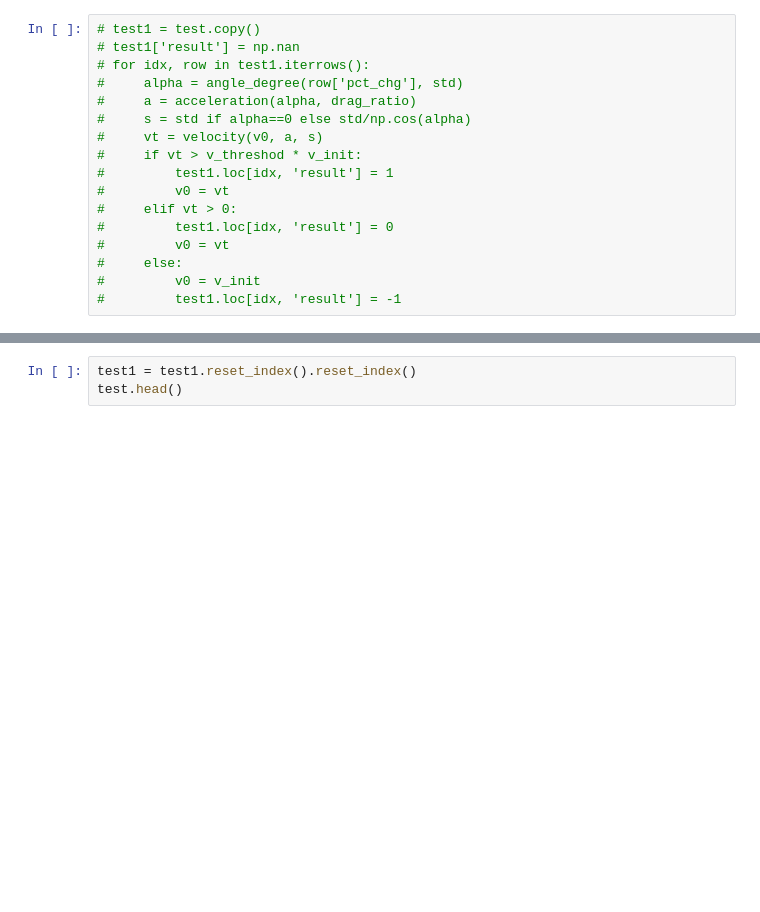
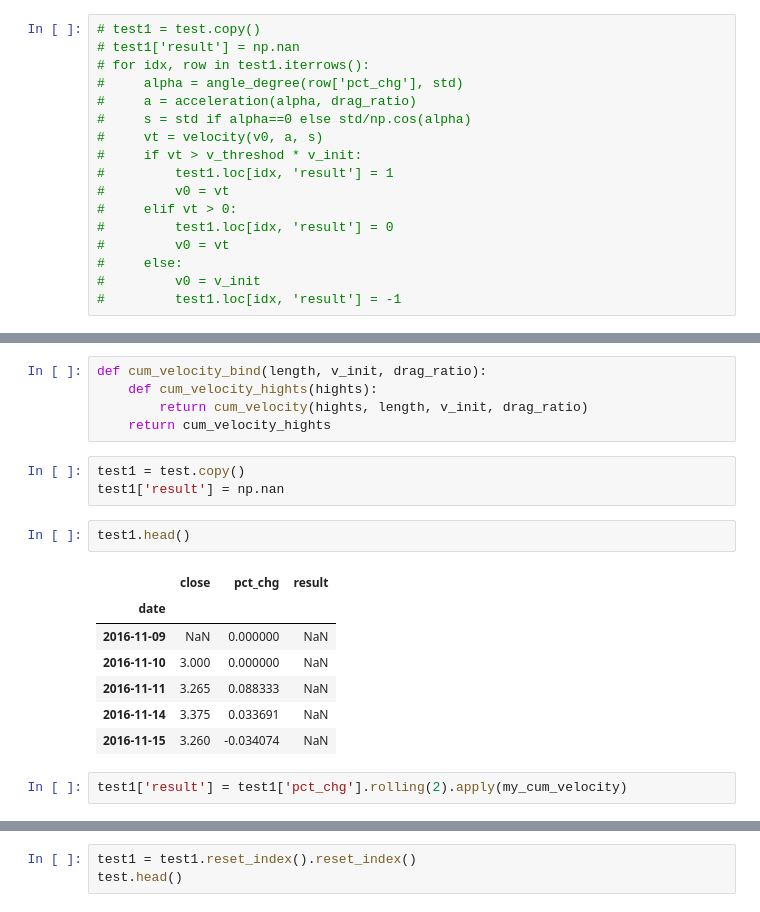
Before and after one commit to chenhq/test12345, a Jupyter notebook: test.ipynb, the cells around one changed output, grey strips where cells are left out. Cells and saved outputs as stored; diff of their text form; blank space fills up the shorter version.

```diff
--- a/test.ipynb
+++ b/test.ipynb
@@ -113,0 +133,20 @@ v0 = v_init
+# %%
+def cum_velocity_bind(length, v_init, drag_ratio):
+    def cum_velocity_hights(hights):
+        return cum_velocity(hights, length, v_init, drag_ratio)
+    return cum_velocity_hights
+# %%
+test1 = test.copy()
+test1['result'] = np.nan
+# %%
+test1.head()
+# %% [output]
+|  | close | pct_chg | result |
+| date |  |  |  |
+| 2016-11-09 | NaN | 0.000000 | NaN |
+| 2016-11-10 | 3.000 | 0.000000 | NaN |
+| 2016-11-11 | 3.265 | 0.088333 | NaN |
+| 2016-11-14 | 3.375 | 0.033691 | NaN |
+| 2016-11-15 | 3.260 | -0.034074 | NaN |
+# %%
+test1['result'] = test1['pct_chg'].rolling(2).apply(my_cum_velocity)
```
Also changed, not shown: parts of 13 cells of this notebook, 3 other files.
